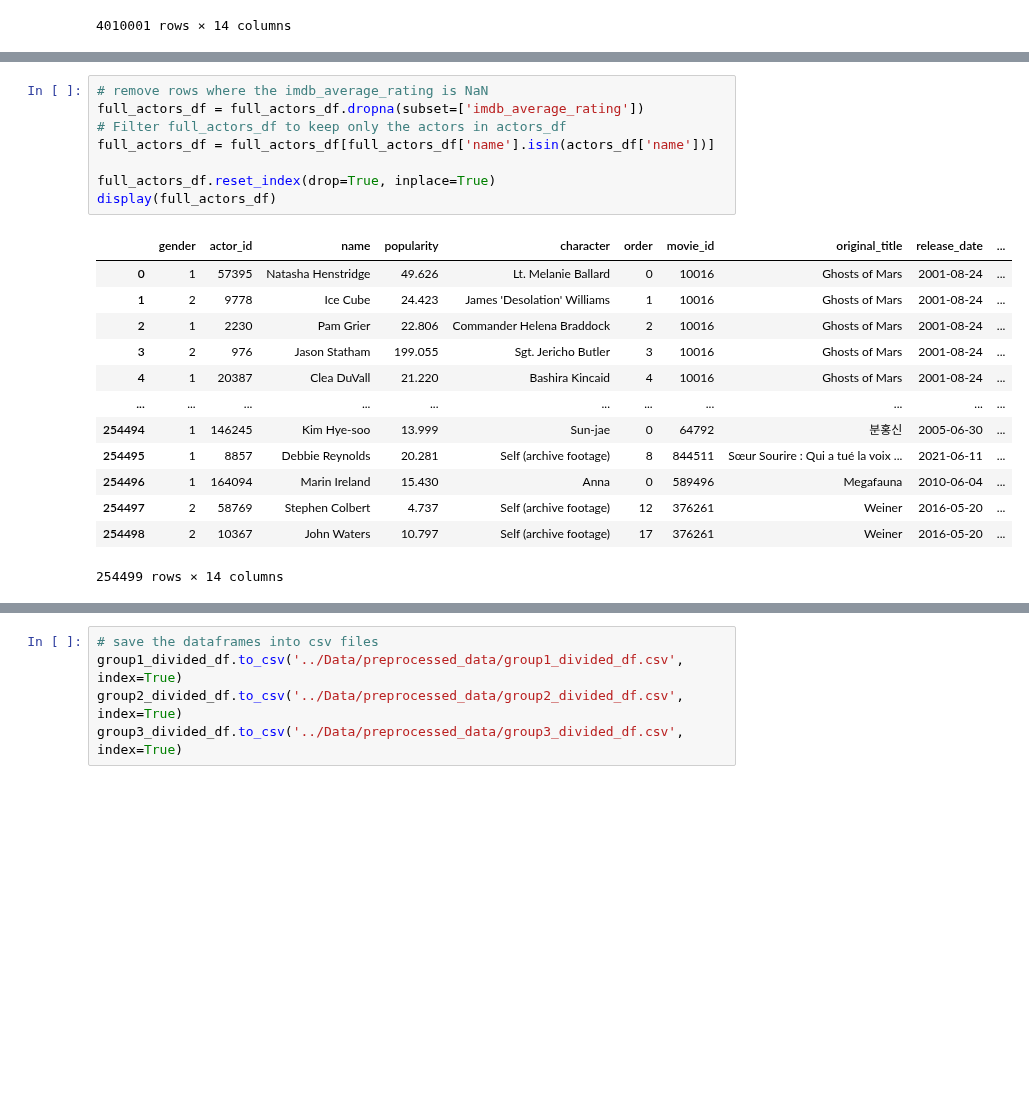
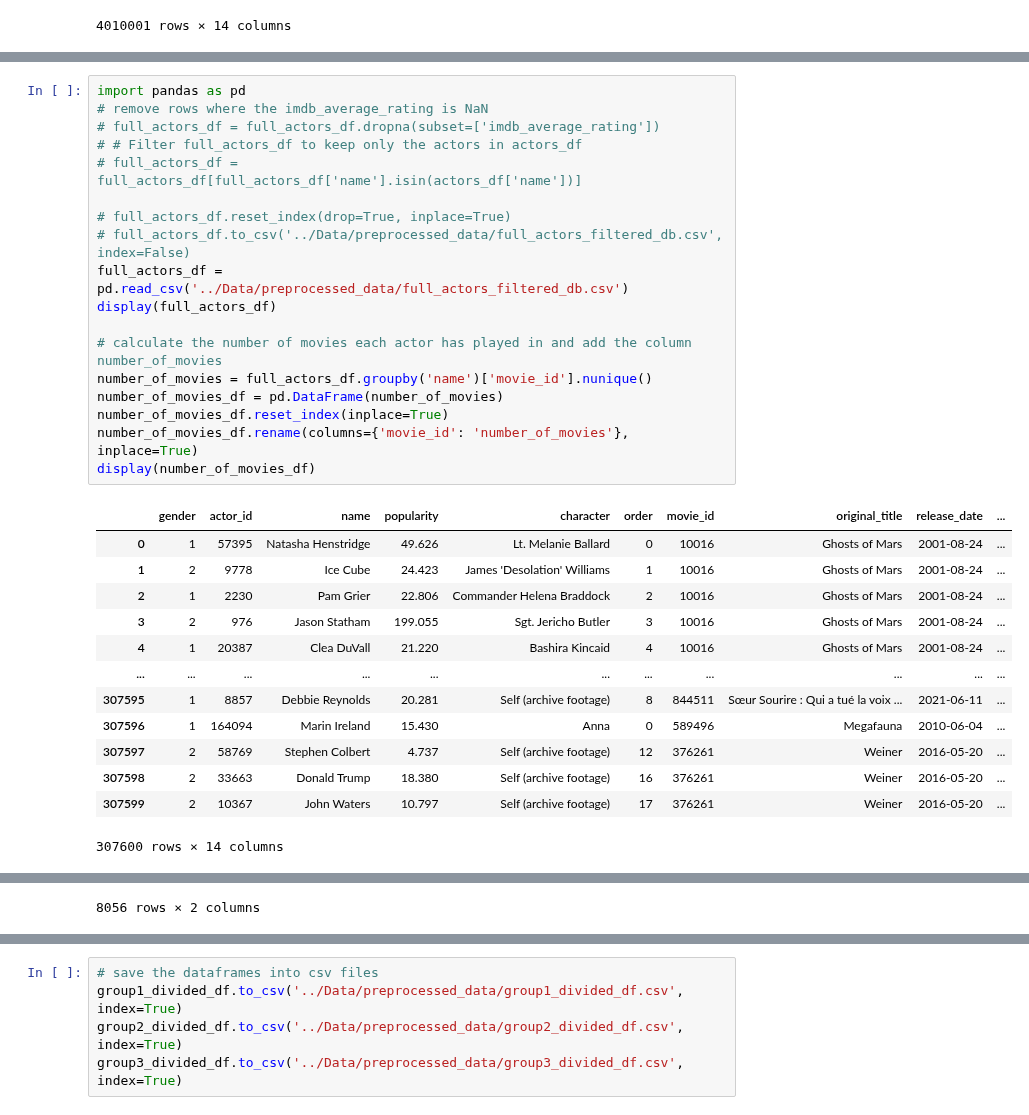
Before and after one commit to epfl-ada/ada-2023-project-cinemada, a Jupyter notebook: Preprocessing/fame.ipynb, the cells around one changed output, grey strips where cells are left out. Drawn from its saved outputs; the diff is of its cells as text; blank space fills up the shorter version.

```diff
--- a/Preprocessing/fame.ipynb
+++ b/Preprocessing/fame.ipynb
@@ -683,22 +322,32 @@ full_actors_df.to_csv('../Data/preprocessed_data/full_actors_db.csv', index=Fals
 # %%
+import pandas as pd
 # remove rows where the imdb_average_rating is NaN
-full_actors_df = full_actors_df.dropna(subset=['imdb_average_rating'])
-# Filter full_actors_df to keep only the actors in actors_df
-full_actors_df = full_actors_df[full_actors_df['name'].isin(actors_df['name'])]
+# full_actors_df = full_actors_df.dropna(subset=['imdb_average_rating'])
+# # Filter full_actors_df to keep only the actors in actors_df
+# full_actors_df = full_actors_df[full_actors_df['name'].isin(actors_df['name'])]
 
-full_actors_df.reset_index(drop=True, inplace=True)
+# full_actors_df.reset_index(drop=True, inplace=True)
+# full_actors_df.to_csv('../Data/preprocessed_data/full_actors_filtered_db.csv', index=False)
+full_actors_df = pd.read_csv('../Data/preprocessed_data/full_actors_filtered_db.csv')
 display(full_actors_df)
+
+# calculate the number of movies each actor has played in and add the column number_of_movies
+number_of_movies = full_actors_df.groupby('name')['movie_id'].nunique()
+number_of_movies_df = pd.DataFrame(number_of_movies)
+number_of_movies_df.reset_index(inplace=True)
+number_of_movies_df.rename(columns={'movie_id': 'number_of_movies'}, inplace=True)
+display(number_of_movies_df)
 # %% [output]
 |  | gender | actor_id | name | popularity | character | order | movie_id | original_title | release_date | ... |
 | 0 | 1 | 57395 | Natasha Henstridge | 49.626 | Lt. Melanie Ballard | 0 | 10016 | Ghosts of Mars | 2001-08-24 | ... |
 | 1 | 2 | 9778 | Ice Cube | 24.423 | James 'Desolation' Williams | 1 | 10016 | Ghosts of Mars | 2001-08-24 | ... |
 | 2 | 1 | 2230 | Pam Grier | 22.806 | Commander Helena Braddock | 2 | 10016 | Ghosts of Mars | 2001-08-24 | ... |
 | 3 | 2 | 976 | Jason Statham | 199.055 | Sgt. Jericho Butler | 3 | 10016 | Ghosts of Mars | 2001-08-24 | ... |
 | 4 | 1 | 20387 | Clea DuVall | 21.220 | Bashira Kincaid | 4 | 10016 | Ghosts of Mars | 2001-08-24 | ... |
 | ... | ... | ... | ... | ... | ... | ... | ... | ... | ... | ... |
-| 254494 | 1 | 146245 | Kim Hye-soo | 13.999 | Sun-jae | 0 | 64792 | 분홍신 | 2005-06-30 | ... |
-| 254495 | 1 | 8857 | Debbie Reynolds | 20.281 | Self (archive footage) | 8 | 844511 | Sœur Sourire : Qui a tué la voix ... | 2021-06-11 | ... |
-| 254496 | 1 | 164094 | Marin Ireland | 15.430 | Anna | 0 | 589496 | Megafauna | 2010-06-04 | ... |
-| 254497 | 2 | 58769 | Stephen Colbert | 4.737 | Self (archive footage) | 12 | 376261 | Weiner | 2016-05-20 | ... |
-| 254498 | 2 | 10367 | John Waters | 10.797 | Self (archive footage) | 17 | 376261 | Weiner | 2016-05-20 | ... |
+| 307595 | 1 | 8857 | Debbie Reynolds | 20.281 | Self (archive footage) | 8 | 844511 | Sœur Sourire : Qui a tué la voix ... | 2021-06-11 | ... |
+| 307596 | 1 | 164094 | Marin Ireland | 15.430 | Anna | 0 | 589496 | Megafauna | 2010-06-04 | ... |
+| 307597 | 2 | 58769 | Stephen Colbert | 4.737 | Self (archive footage) | 12 | 376261 | Weiner | 2016-05-20 | ... |
+| 307598 | 2 | 33663 | Donald Trump | 18.380 | Self (archive footage) | 16 | 376261 | Weiner | 2016-05-20 | ... |
+| 307599 | 2 | 10367 | John Waters | 10.797 | Self (archive footage) | 17 | 376261 | Weiner | 2016-05-20 | ... |
-254499 rows × 14 columns
+307600 rows × 14 columns
@@ -705,3 +366,4 @@ display(full_actors_df)
+8056 rows × 2 columns
 # %%
 # regroup the actors by name and concatenate all their other features so that we have arrays in each one of them
 import numpy as np
```
Also changed, not shown: parts of 22 cells of this notebook.
